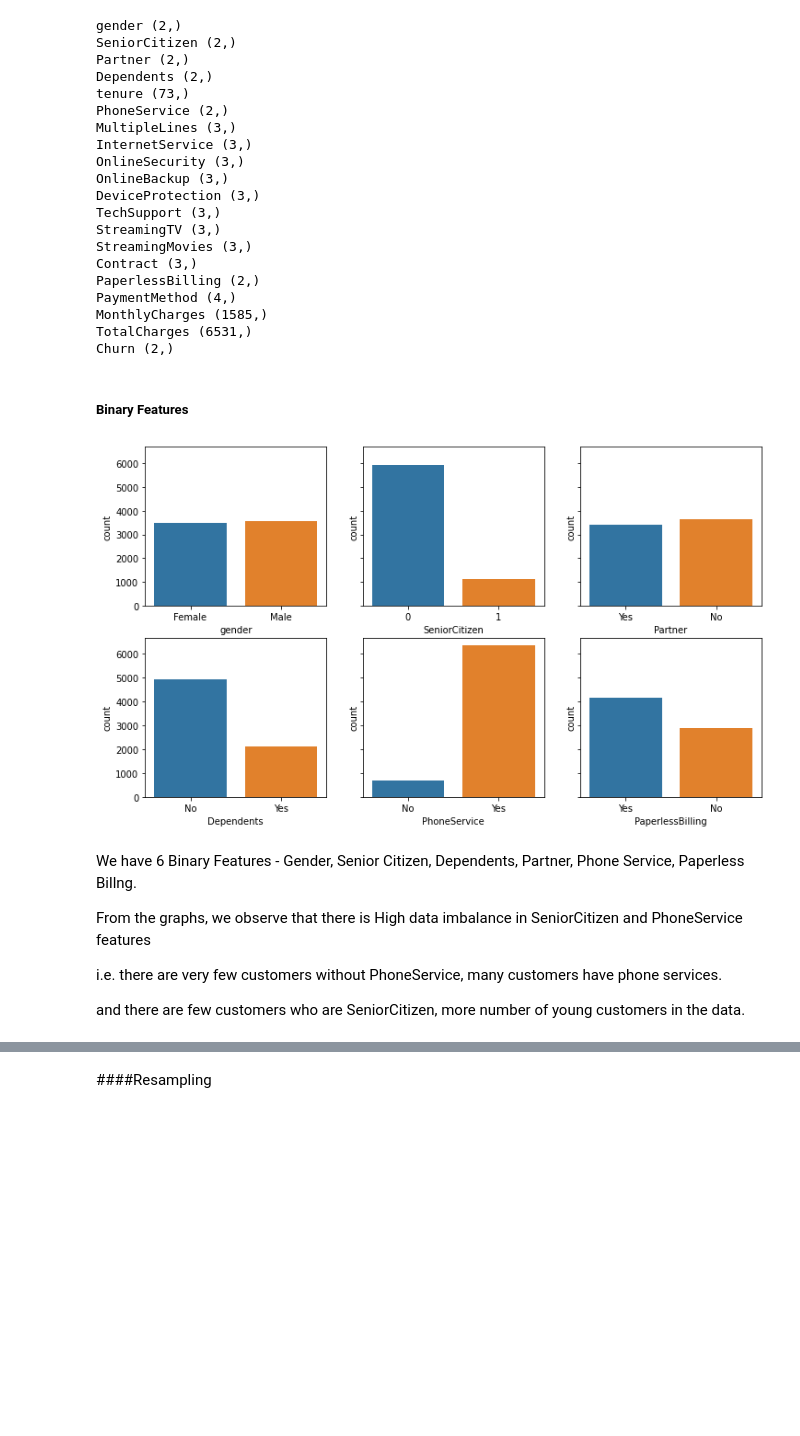
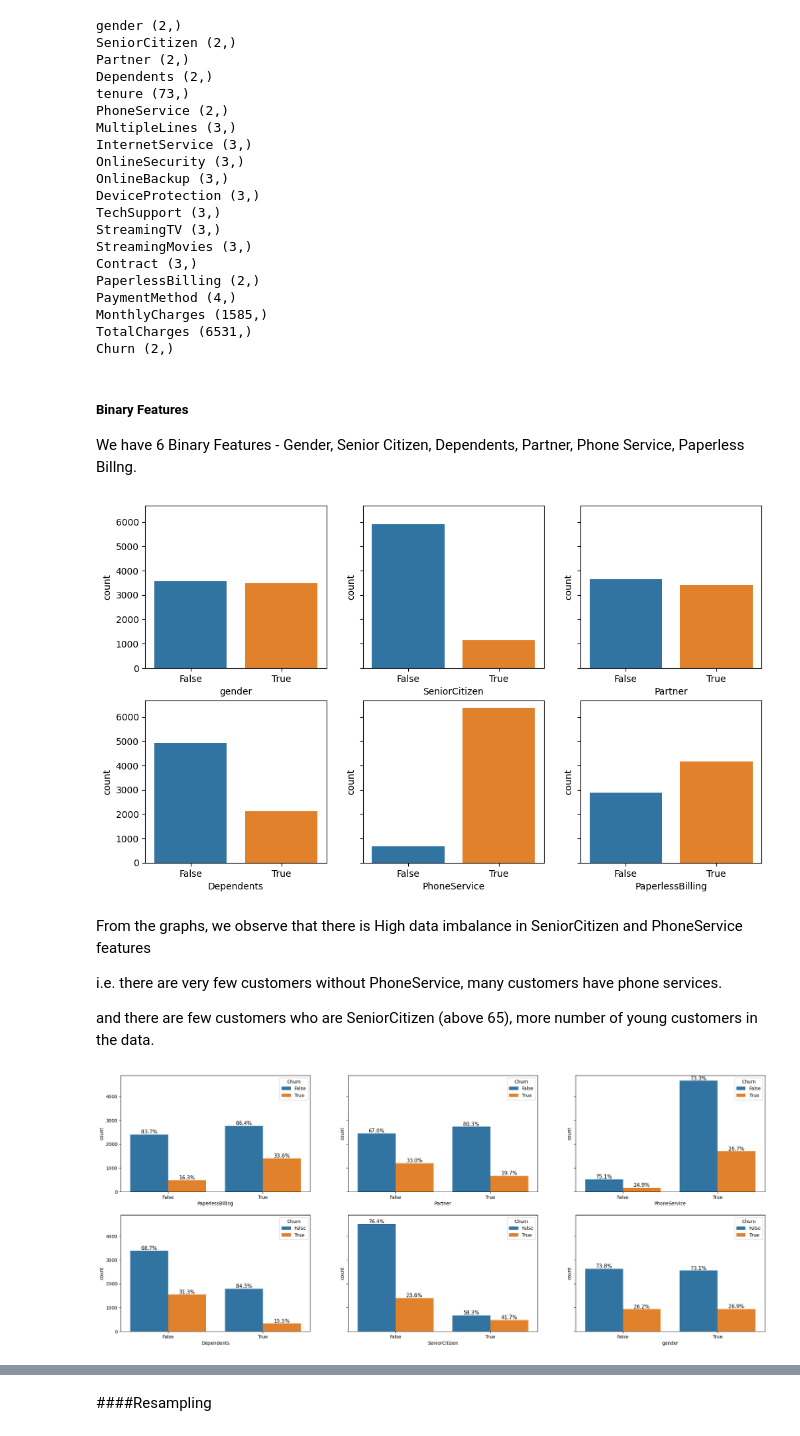
Before and after one commit to tejal04/Telco-Customer-Churn, a Jupyter notebook: EDA_Customer_Churn_Prediction.ipynb, the cells around one changed output, grey strips where cells are left out. Drawn from its saved outputs; the diff is of its cells as text; code cells hidden in the pictures; blank space fills up the shorter version.

```diff
--- a/EDA_Customer_Churn_Prediction.ipynb
+++ b/EDA_Customer_Churn_Prediction.ipynb
@@ -142,5 +195,6 @@ PaymentMethod (4,)
 MonthlyCharges (1585,)
 TotalCharges (6531,)
 Churn (2,)
-# %% [markdown]
-##### Binary Features
+# %% [markdown]
+##### Binary Features
+We have 6 Binary Features - Gender, Senior Citizen, Dependents, Partner, Phone Service, Paperless Billng.
@@ -157,18 +225,39 @@ for col in df.columns:
       j = 0
       i = i + 1
     #print(df[col].name, i,j)
-    sns.countplot(df[col].name, data=df, ax=axes[i, j])
+    sns.countplot(data=df, x=df[col].name,  ax=axes[i, j])
     bi_var.add(df[col].name)
     j = j + 1
 # %% [output]
-[figure, old version]
+[figure, new version]
 # %% [markdown]
-We have 6 Binary Features - Gender, Senior Citizen, Dependents, Partner, Phone Service, Paperless Billng.
-
-
 From the graphs, we observe that there is
 High data imbalance in SeniorCitizen and PhoneService features
 
 i.e. there are very few customers without PhoneService, many customers have phone services.
 
-and there are few customers who are SeniorCitizen, more number of young customers in the data.
+and there are few customers who are SeniorCitizen (above 65), more number of young customers in the data.
+# %%
+#function to add percentage above bar plot
+def percentage_above_bar_relative_to_xgroup(ax):
+    all_heights = [[p.get_height() for p in bars] for bars in ax.containers]
+    for bars in ax.containers:
+        for i, p in enumerate(bars):
+            total = sum(xgroup[i] for xgroup in all_heights)
+            percentage = f'{(100 * p.get_height() / total) :.1f}%'
+            ax.annotate(percentage, (p.get_x() + p.get_width() / 2, p.get_height()), size=11, ha='center', va='bottom')
+
+#analysing distribution wrt Churn
+fig, axes = plt.subplots(2, 3, figsize=(25, 10), sharey=True)
+i,j=0,0
+for col in bi_var:
+    if j > 2 :
+      j = 0
+      i = i + 1
+    #print(df[col].name, i,j)
+    ax = sns.countplot(data=df, x=df[col].name,  ax=axes[i, j], hue='Churn')
+    percentage_above_bar_relative_to_xgroup(ax)
+    bi_var.add(df[col].name)
+    j = j + 1
+# %% [output]
+[figure, added]
```
Also changed, not shown: parts of 111 cells of this notebook.
